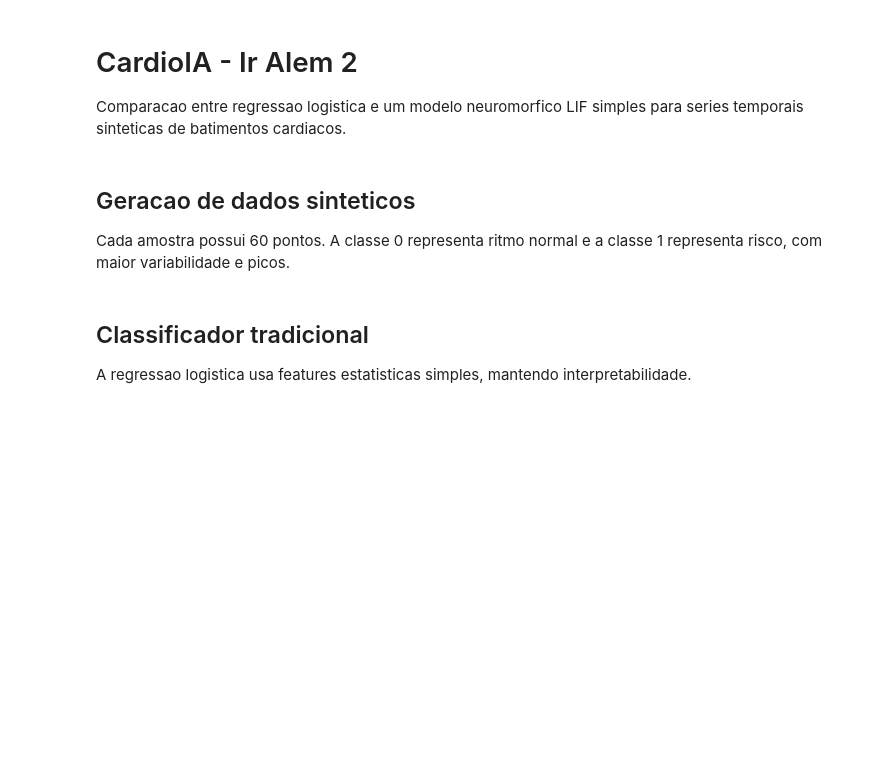
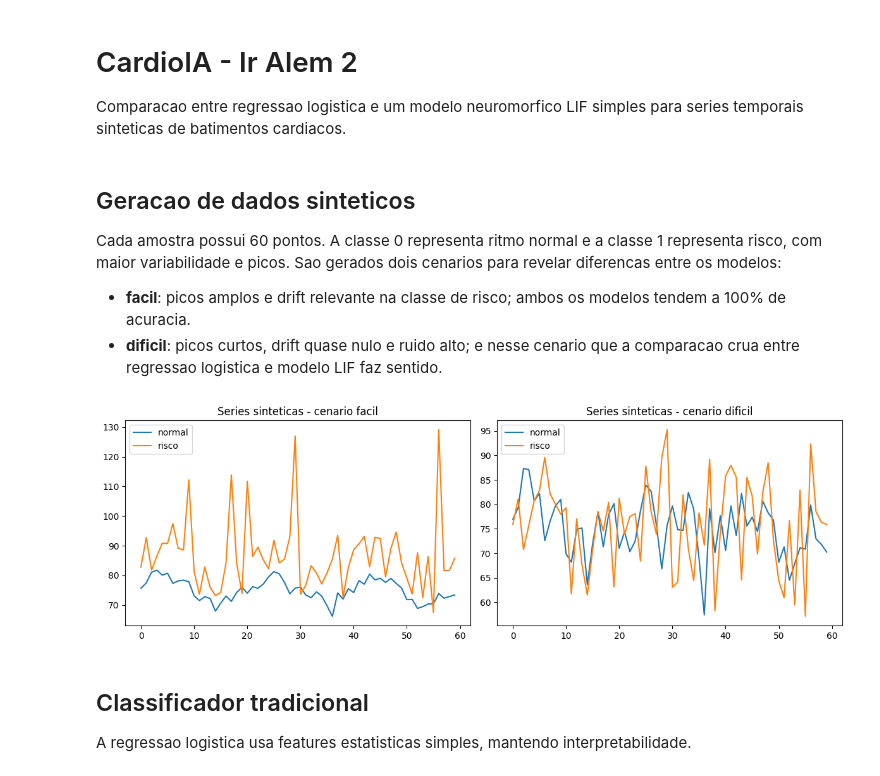
Before and after one commit to marcofiap/CardioIA-Fase3-Cap1, a Jupyter notebook: notebooks/ir_alem2_series_temporais_saude.ipynb, the cells around one changed output. Drawn from its saved outputs; the diff is of its cells as text; code cells hidden in the pictures; blank space fills up the shorter version.

```diff
--- a/notebooks/ir_alem2_series_temporais_saude.ipynb
+++ b/notebooks/ir_alem2_series_temporais_saude.ipynb
@@ -14,29 +22,47 @@ rng = np.random.default_rng(57)
 # %% [markdown]
 ## Geracao de dados sinteticos
 
-Cada amostra possui 60 pontos. A classe 0 representa ritmo normal e a classe 1 representa risco, com maior variabilidade e picos.
+Cada amostra possui 60 pontos. A classe 0 representa ritmo normal e a classe 1 representa risco, com maior variabilidade e picos. Sao gerados dois cenarios para revelar diferencas entre os modelos:
+
+- **facil**: picos amplos e drift relevante na classe de risco; ambos os modelos tendem a 100% de acuracia.
+- **dificil**: picos curtos, drift quase nulo e ruido alto; e nesse cenario que a comparacao crua entre regressao logistica e modelo LIF faz sentido.
 # %%
-def generate_series(n_samples=400, length=60):
-    x = []
-    y = []
-    t = np.linspace(0, 2 * np.pi, length)
-    for i in range(n_samples):
-        label = i >= n_samples // 2
-        base = 75 + 5 * np.sin(t * 3) + rng.normal(0, 2, length)
-        if label:
-            spikes = rng.choice(length, size=5, replace=False)
-            base += rng.normal(8, 5, length)
-            base[spikes] += rng.normal(35, 8, len(spikes))
-        x.append(base)
-        y.append(int(label))
-    return np.array(x), np.array(y)
+def make_generator(spike_amp_mean, spike_amp_std, base_noise, drift_mean):
+    rng_local = np.random.default_rng(SEED)
 
-X, y = generate_series()
-plt.figure(figsize=(10, 4))
-plt.plot(X[y == 0][0], label='normal')
-plt.plot(X[y == 1][0], label='risco')
-plt.legend();
-plt.title('Series sinteticas de batimentos');
+    def _generate(n_samples=400, length=60):
+        x, y = [], []
+        t = np.linspace(0, 2 * np.pi, length)
+        for i in range(n_samples):
+            label = i >= n_samples // 2
+            base = 75 + 5 * np.sin(t * 3) + rng_local.normal(0, base_noise, length)
+            if label:
+                spikes = rng_local.choice(length, size=5, replace=False)
+                base += rng_local.normal(drift_mean, 5, length)
+                base[spikes] += rng_local.normal(spike_amp_mean, spike_amp_std, len(spikes))
+            x.append(base)
+            y.append(int(label))
+        return np.array(x), np.array(y)
+
+    return _generate
+
+
+generators = {
+    'facil': make_generator(spike_amp_mean=35, spike_amp_std=8, base_noise=2.0, drift_mean=8),
+    'dificil': make_generator(spike_amp_mean=8, spike_amp_std=3, base_noise=6.0, drift_mean=0),
+}
+
+datasets = {name: gen() for name, gen in generators.items()}
+
+fig, axes = plt.subplots(1, 2, figsize=(12, 4))
+for ax, (name, (X_demo, y_demo)) in zip(axes, datasets.items()):
+    ax.plot(X_demo[y_demo == 0][0], label='normal')
+    ax.plot(X_demo[y_demo == 1][0], label='risco')
+    ax.set_title(f'Series sinteticas - cenario {name}')
+    ax.legend()
+plt.tight_layout()
+# %% [output]
+[figure, added]
 # %% [markdown]
 ## Classificador tradicional
 
```
Also changed, not shown: parts of 7 cells of this notebook, 16 other files.
